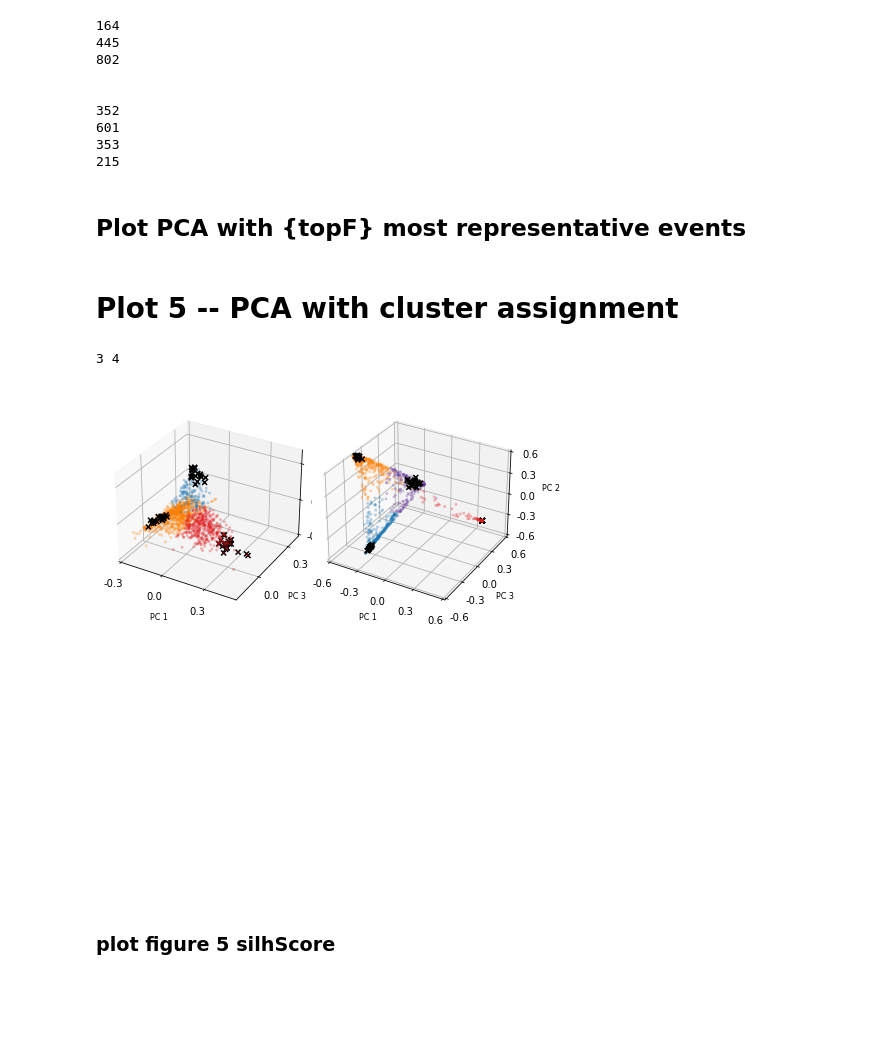
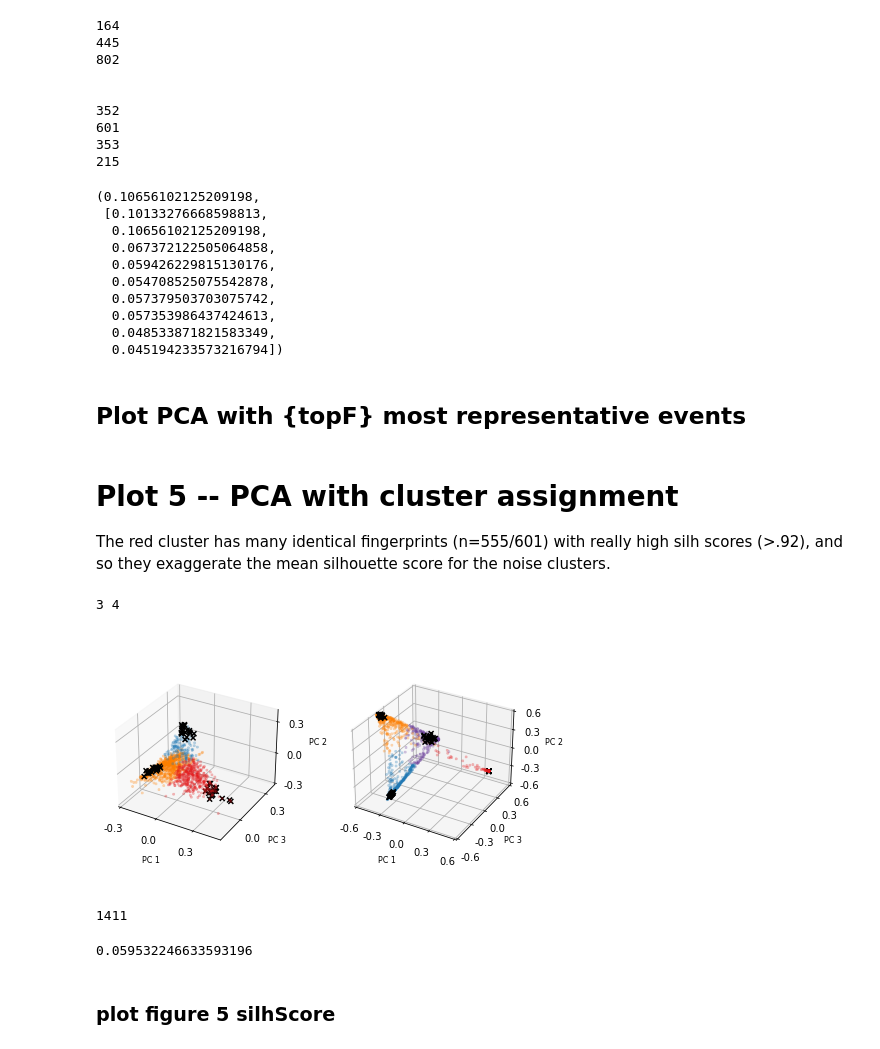
Before and after one commit to tsawi/Unsupervised_ML_Gornergletscher, a Jupyter notebook: notebooks/plotFigures5_6_11_12.ipynb, the cells around one changed output. Saved outputs shown, nothing was run; the diff lists cells and outputs as text; code cells hidden in the pictures; blank space fills up the shorter version.

```diff
--- a/notebooks/plotFigures5_6_11_12.ipynb
+++ b/notebooks/plotFigures5_6_11_12.ipynb
@@ -548,6 +548,19 @@ for k in range(1,KoptN+1):
 601
 353
 215
+# %%
+maxSilScore, avgSils
+# %% [output]
+(0.10656102125209198,
+ [0.10133276668598813,
+  0.10656102125209198,
+  0.067372122505064858,
+  0.059426229815130176,
+  0.054708525075542878,
+  0.057379503703075742,
+  0.057353986437424613,
+  0.048533871821583349,
+  0.045194233573216794])
 # %% [markdown]
 ## Plot PCA with {topF} most representative events
 # %%
@@ -556,8 +569,10 @@ topF = 20
 catRep = getTopFCat(cat00,topF=topF)
 
 catRepN = getTopFCat(cat00N,topF=topF)
-# %% [markdown]
-# Plot 5 -- PCA with cluster assignment
+# %% [markdown]
+# Plot 5 -- PCA with cluster assignment
+
+The red cluster has many identical fingerprints (n=555/601) with really high silh scores (>.92), and so they exaggerate the mean silhouette score for the noise clusters.
 # %%
 ## Plot PCA by datetime, show rep events
 tfont=14
@@ -566,7 +581,7 @@ plt.rcParams.update({'font.size': 10})
 
 print(Kopt,KoptN)
 
-fig,axes = plt.subplots(figsize = (width2,height2))
+fig,axes = plt.subplots(figsize = (width2,height1))
 plt.box(False)
 plt.xticks(ticks=[])
 plt.yticks(ticks=[])
@@ -575,37 +590,45 @@ cmap=cm.get_cmap('rainbow')
 
 size_dot = 4
 alpha_dot = .3
 size_rep = 25
 
 label_fontsize = fontsize = 8
 
 
 
 
 
-ax = fig.add_subplot(221, projection='3d')
+ax = fig.add_subplot(121, projection='3d')
 figureFunctions2.plotPCA(cat00,catRep,Kopt, size=size_dot,size2=size_rep, alpha=alpha_dot,labelpad = 5,fontsize=fontsize,ax=ax, fig=fig, **plt_kwargs)
 ax.set_xlim(-.3,.5)
 ax.set_ylim(-.2,.4)
 ax.set_zlim(-.3,.4)
 
 
 
 
-ax = fig.add_subplot(222, projection='3d')
+ax = fig.add_subplot(122, projection='3d')
 figureFunctions2.plotPCA(cat00N,catRepN,KoptN, size=size_dot,size2=size_rep, alpha=alpha_dot,labelpad = 5,fontsize=fontsize,ax=ax, fig=fig, **plt_kwargs)
 
 
 
-plt.subplots_adjust(wspace=0,hspace=0.1)
+plt.subplots_adjust(wspace=0.3)
 
 
 
 
 plt.savefig(pathFig + 'Figure_5.png')
 # %% [output]
 3 4
-[figure, old version]
+[figure, new version]
+# %%
+len(cat00)
+# %% [output]
+1411
+# %%
+len(cat00[cat00.SS<0])/len(cat00)
+# %% [output]
+0.059532246633593196
 # %% [markdown]
 ### plot figure 5 silhScore
 # %%
```
Also changed, not shown: parts of 4 cells of this notebook, 17 other files.
